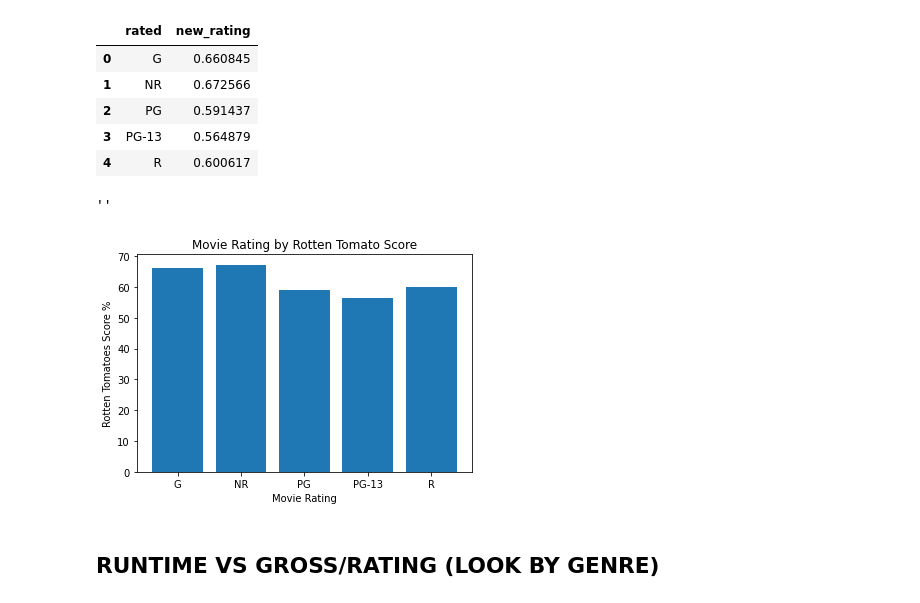
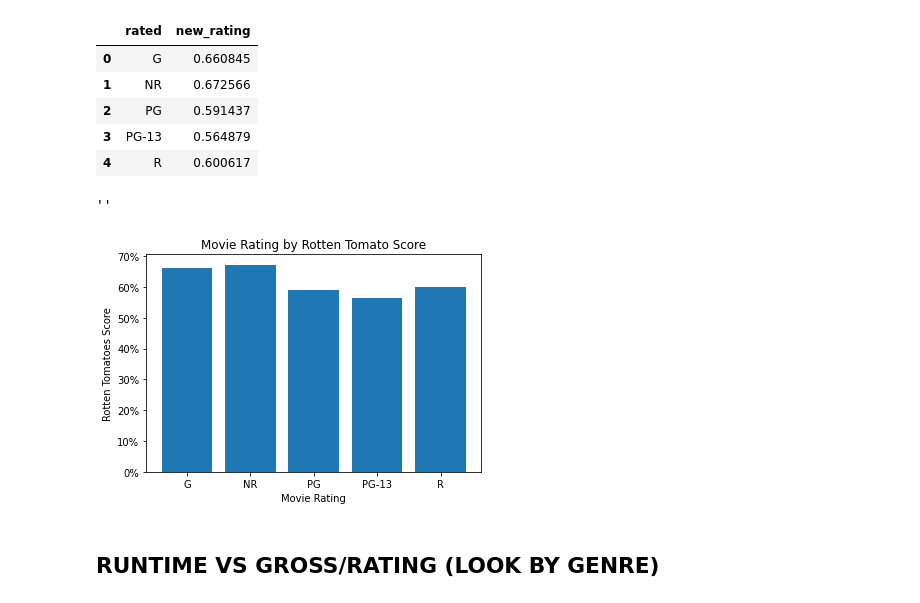
Before and after one commit to jamesleemeredith/Box-Office-Analysis, a Jupyter notebook: code/eda_notebook (1).ipynb, the cells around one changed output. Drawn from its saved outputs; the diff is of its cells as text; code cells hidden in the pictures.

```diff
--- a/code/eda_notebook (1).ipynb
+++ b/code/eda_notebook (1).ipynb
@@ -87,14 +81,15 @@ ratings
 # %%
 fig, ax = plt.subplots()
 
 ax.bar(x=ratings['rated'], height = ratings['new_rating']*100)
-ax.set_ylabel('Rotten Tomatoes Score %')
+ax.set_ylabel('Rotten Tomatoes Score')
 ax.set_xlabel('Movie Rating')
 ax.set_title("Movie Rating by Rotten Tomato Score")
+ax.yaxis.set_major_formatter(tkr.StrMethodFormatter('{x:,.0f}%'))
 ;
 # %% [output]
 ''
-[figure, old version]
+[figure, new version]
 # %% [markdown]
 ## RUNTIME VS GROSS/RATING (LOOK BY GENRE)
 # %%
```
Also changed, not shown: parts of 20 cells of this notebook.
